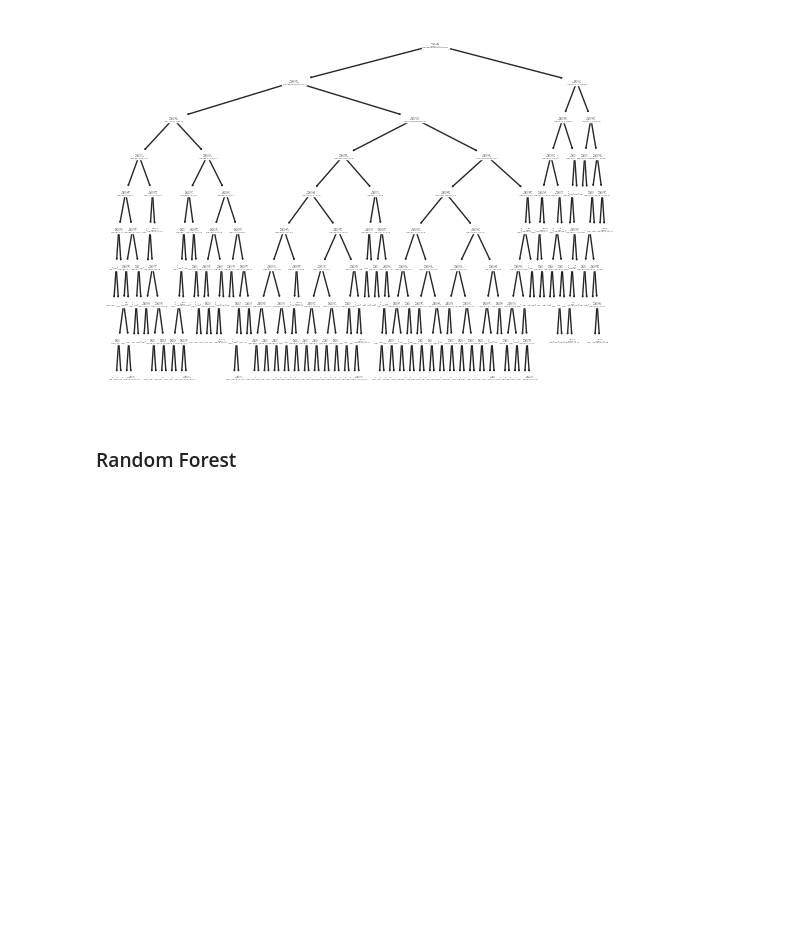
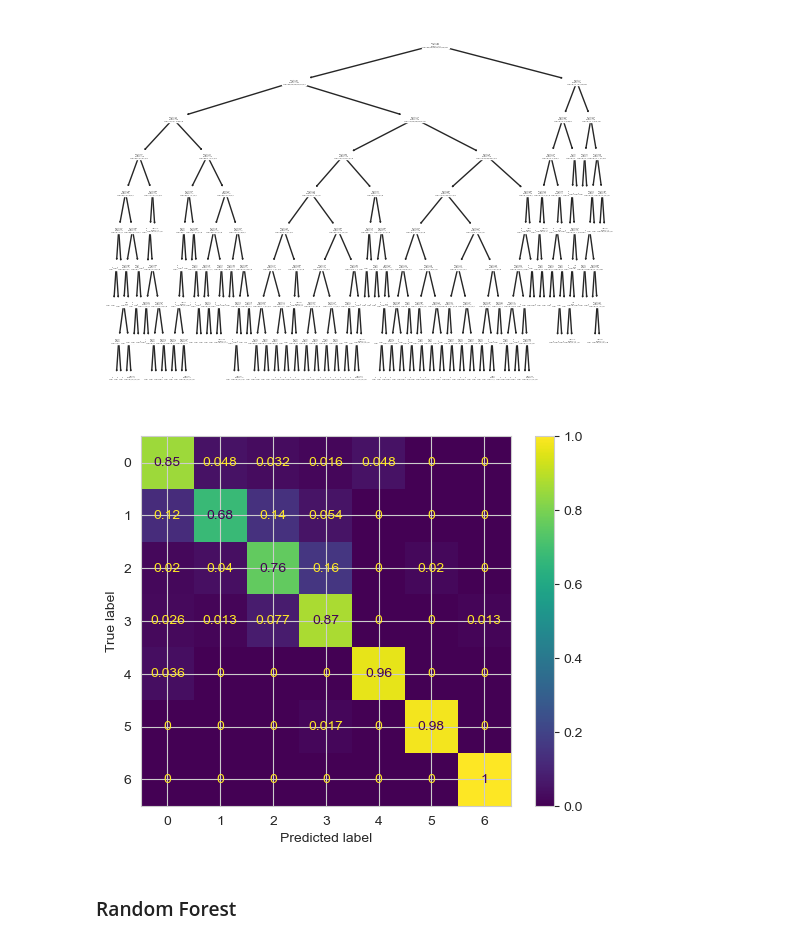
Before and after one commit to owlbemi/CS4372Assignment2, a Jupyter notebook: CS4372Assignment2.ipynb, the cells around one changed output. Drawn from its saved outputs; the diff is of its cells as text; code cells hidden in the pictures; blank space fills up the shorter version.

Commit message:
Added Confusion Matrix for each models

```diff
--- a/CS4372Assignment2.ipynb
+++ b/CS4372Assignment2.ipynb
@@ -273,6 +273,18 @@ tree.plot_tree(gs_dt.best_estimator_.named_steps['dt'])
  Text(0.9848484848484849, 0.45, 'gini = 0.0\nsamples = 6\nvalue = [0, 0, 0, 0, 0, 6, 0]'),
  Text(0.9949494949494949, 0.45, 'gini = 0.0\nsamples = 9\nvalue = [0, 0, 0, 9, 0, 0, 0]')]
 [figure]
+# %%
+from sklearn.metrics import ConfusionMatrixDisplay
+
+y_pred = gs_dt.predict(X_test)
+y_proba = gs_dt.predict_proba(X_test)[:,1]   # if we were to soft classify the task
+cm = confusion_matrix(y_test, y_pred, normalize='true')
+
+disp = ConfusionMatrixDisplay(confusion_matrix=cm, display_labels=[0, 1, 2, 3, 4, 5, 6])
+disp.plot()
+plt.show()
+# %% [output]
+[figure, added]
 # %% [markdown]
 ### Random Forest
 # %%
```
Also changed, not shown: parts of 2 cells of this notebook.
